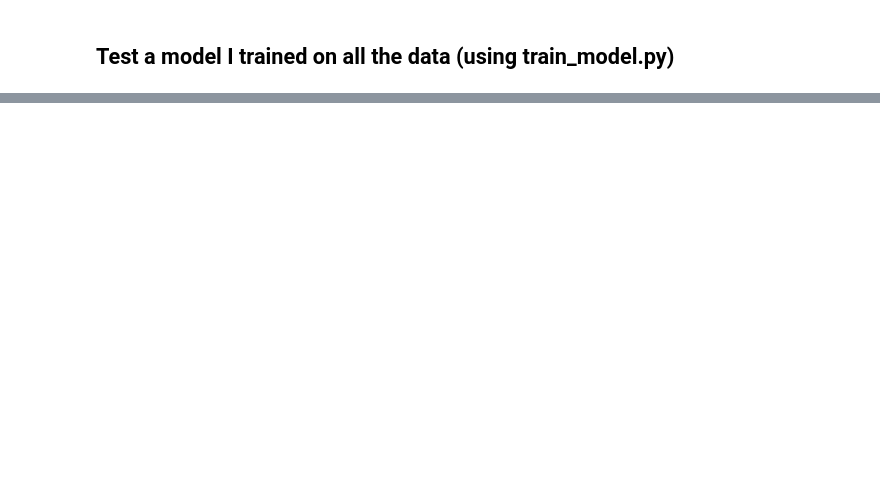
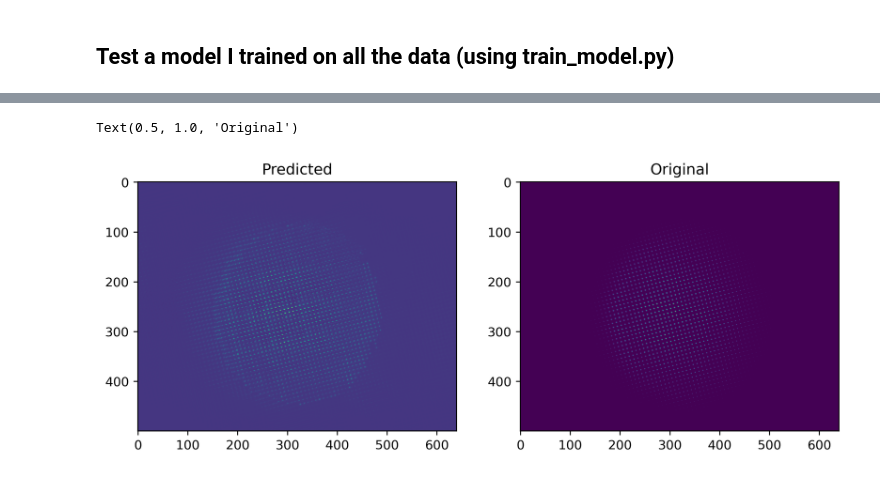
Before and after one commit to sunnyhoward/SCI, a Jupyter notebook: models/notebooks/analyse_model_synthetic.ipynb, the cells around one changed output, grey strips where cells are left out. Cells and saved outputs as stored; diff of their text form; code cells hidden in the pictures; blank space fills up the shorter version.

```diff
--- a/models/notebooks/analyse_model_synthetic.ipynb
+++ b/models/notebooks/analyse_model_synthetic.ipynb
@@ -93,0 +99,7 @@ Text(0.5, 1.0, 'Original')
+# %%
+fig,ax = plt.subplots(1,2,figsize=(10,5),dpi=400)
+ax[0].imshow(y_pred[0,10].cpu().detach().numpy()); ax[0].set_title('Predicted')
+ax[1].imshow(y[0,10].cpu().detach().numpy())    ; ax[1].set_title('Original')
+# %% [output]
+Text(0.5, 1.0, 'Original')
+[figure, added]
```
Also changed, not shown: parts of 26 cells of this notebook, 19 other files.
